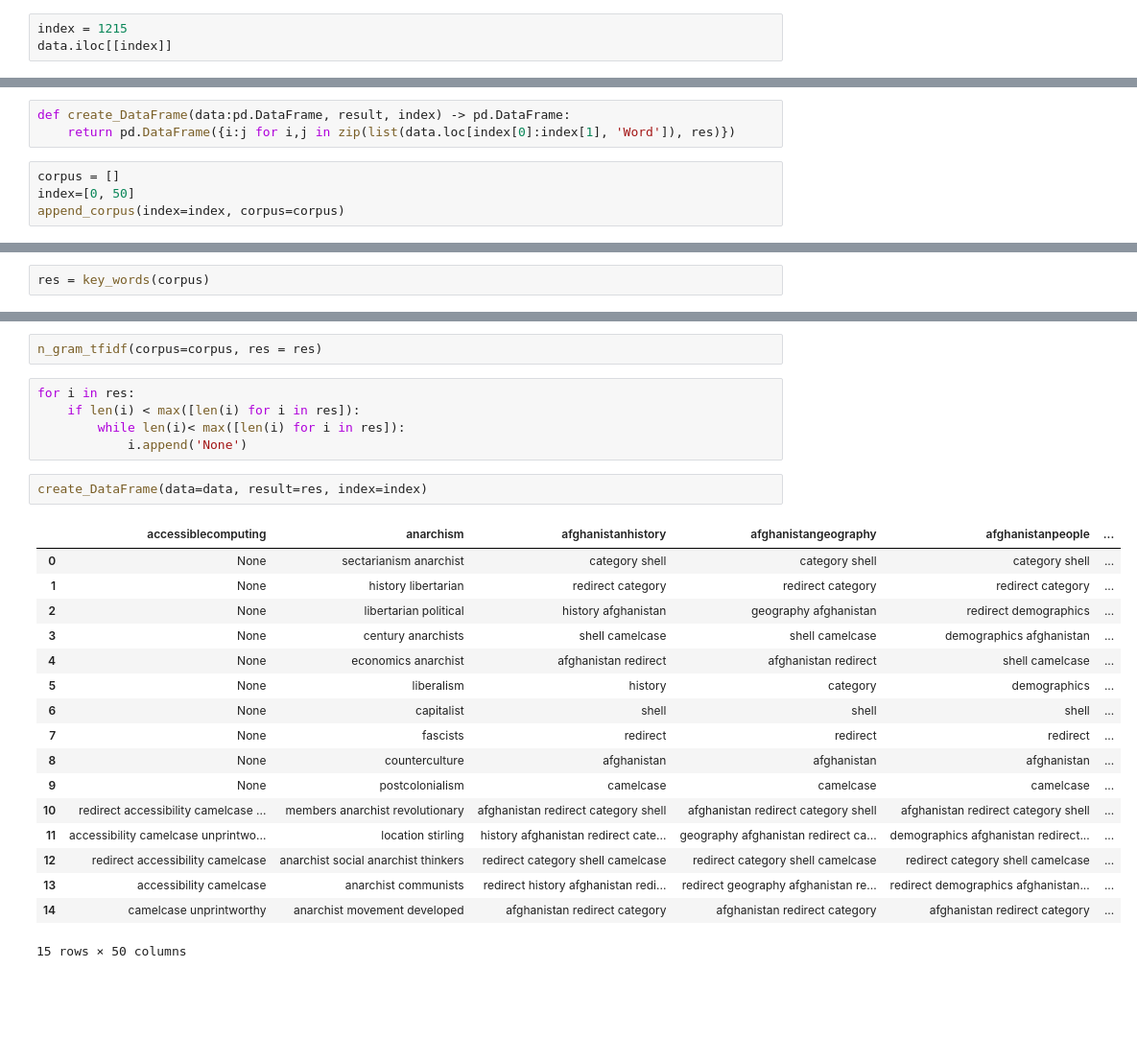
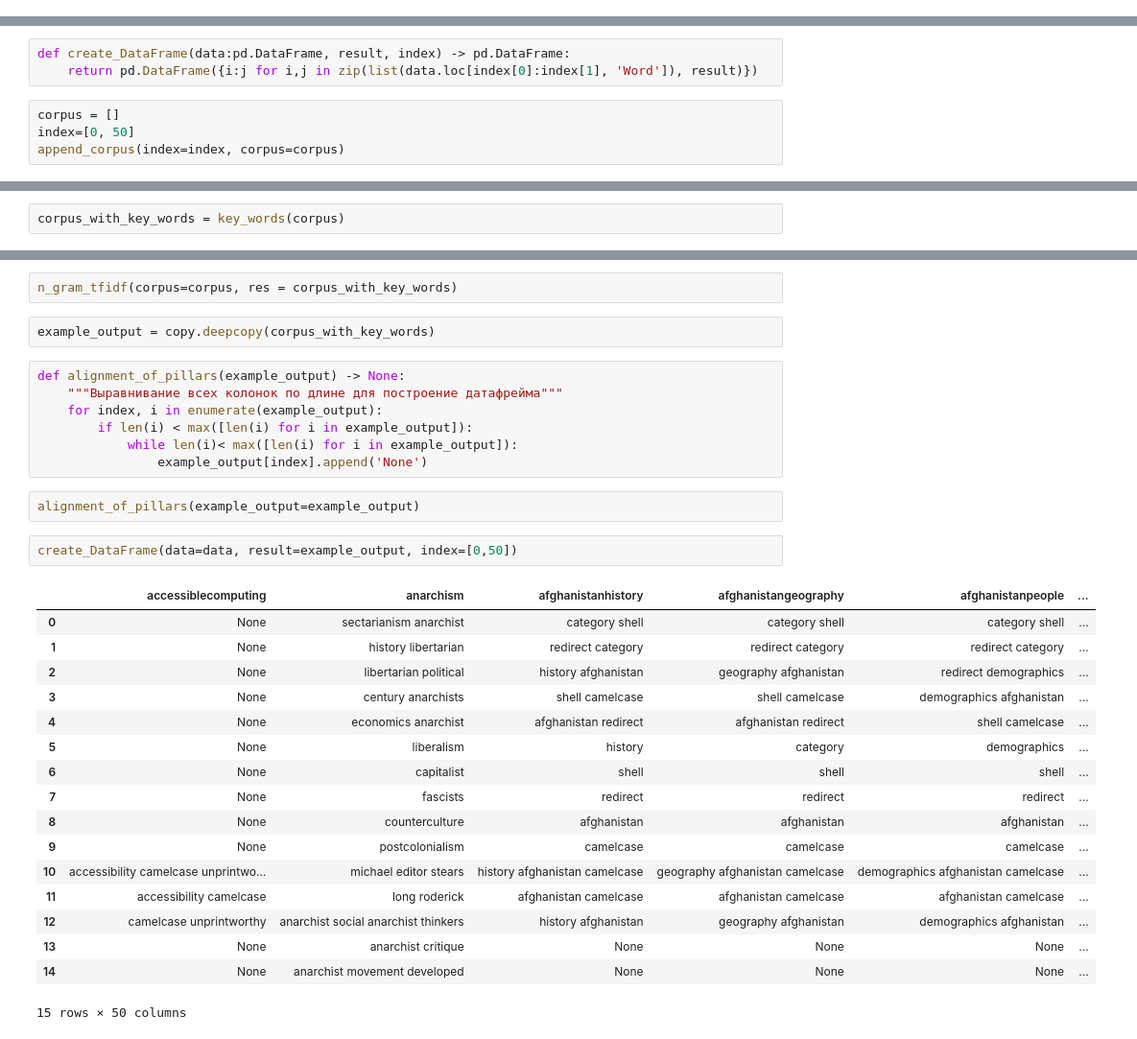
Before and after one commit to as1mple/Search_terminology_words, a Jupyter notebook: BERT&n-Grams&TF_IDF.ipynb, the cells around one changed output, grey strips where cells are left out. Shown: that part at 96% size. Drawn from its saved outputs; the diff is of its cells as text; blank space fills up the shorter version.

```diff
--- a/BERT&n-Grams&TF_IDF.ipynb
+++ b/BERT&n-Grams&TF_IDF.ipynb
@@ -15,6 +18,3 @@ data.head()
 | 2 | 2 | afghanistanhistory |
 | 3 | 3 | afghanistangeography |
 | 4 | 4 | afghanistanpeople |
-# %%
-index = 1215
-data.iloc[[index]]
@@ -53,7 +49,7 @@ def key_words(corpus) -> list:
     return res
 # %%
 def create_DataFrame(data:pd.DataFrame, result, index) -> pd.DataFrame:
-    return pd.DataFrame({i:j for i,j in zip(list(data.loc[index[0]:index[1], 'Word']), res)})
+    return pd.DataFrame({i:j for i,j in zip(list(data.loc[index[0]:index[1], 'Word']), result)})
 # %%
 corpus = []
 index=[0, 50]
@@ -65,5 +57,5 @@ len(corpus)
 # %%
-res = key_words(corpus)
+corpus_with_key_words = key_words(corpus)
 # %%
 def n_gram_tfidf(corpus, res, n= 4) -> None:
     """ИСпользование n-Grams & TF-IDf"""
@@ -96,29 +89,35 @@ def n_gram_tfidf(corpus, res, n= 4) -> None:
         words = (ranking.sort_values('rank', ascending = False))
         [res[index_text].append(_) for _ in list(words.head().term.values)]
 # %%
-n_gram_tfidf(corpus=corpus, res = res)
+n_gram_tfidf(corpus=corpus, res = corpus_with_key_words)
+# %%
+example_output = copy.deepcopy(corpus_with_key_words)
 # %%
-for i in res:
-    if len(i) < max([len(i) for i in res]):
-        while len(i)< max([len(i) for i in res]):
-            i.append('None')
+def alignment_of_pillars(example_output) -> None:
+    """Выравнивание всех колонок по длине для построение датафрейма"""
+    for index, i in enumerate(example_output):
+        if len(i) < max([len(i) for i in example_output]):
+            while len(i)< max([len(i) for i in example_output]):
+                example_output[index].append('None')
+# %%
+alignment_of_pillars(example_output=example_output)
 # %%
-create_DataFrame(data=data, result=res, index=index)
+create_DataFrame(data=data, result=example_output, index=[0,50])
 # %% [output]
 |  | accessiblecomputing | anarchism | afghanistanhistory | afghanistangeography | afghanistanpeople | ... |
 | 0 | None | sectarianism anarchist | category shell | category shell | category shell | ... |
 | 1 | None | history libertarian | redirect category | redirect category | redirect category | ... |
 | 2 | None | libertarian political | history afghanistan | geography afghanistan | redirect demographics | ... |
 | 3 | None | century anarchists | shell camelcase | shell camelcase | demographics afghanistan | ... |
 | 4 | None | economics anarchist | afghanistan redirect | afghanistan redirect | shell camelcase | ... |
 | 5 | None | liberalism | history | category | demographics | ... |
 | 6 | None | capitalist | shell | shell | shell | ... |
 | 7 | None | fascists | redirect | redirect | redirect | ... |
 | 8 | None | counterculture | afghanistan | afghanistan | afghanistan | ... |
 | 9 | None | postcolonialism | camelcase | camelcase | camelcase | ... |
-| 10 | redirect accessibility camelcase ... | members anarchist revolutionary | afghanistan redirect category shell | afghanistan redirect category shell | afghanistan redirect category shell | ... |
-| 11 | accessibility camelcase unprintwo... | location stirling | history afghanistan redirect cate... | geography afghanistan redirect ca... | demographics afghanistan redirect... | ... |
-| 12 | redirect accessibility camelcase | anarchist social anarchist thinkers | redirect category shell camelcase | redirect category shell camelcase | redirect category shell camelcase | ... |
-| 13 | accessibility camelcase | anarchist communists | redirect history afghanistan redi... | redirect geography afghanistan re... | redirect demographics afghanistan... | ... |
-| 14 | camelcase unprintworthy | anarchist movement developed | afghanistan redirect category | afghanistan redirect category | afghanistan redirect category | ... |
+| 10 | accessibility camelcase unprintwo... | michael editor stears | history afghanistan camelcase | geography afghanistan camelcase | demographics afghanistan camelcase | ... |
+| 11 | accessibility camelcase | long roderick | afghanistan camelcase | afghanistan camelcase | afghanistan camelcase | ... |
+| 12 | camelcase unprintworthy | anarchist social anarchist thinkers | history afghanistan | geography afghanistan | demographics afghanistan | ... |
+| 13 | None | anarchist critique | None | None | None | ... |
+| 14 | None | anarchist movement developed | None | None | None | ... |
 15 rows × 50 columns
```
Also changed, not shown: parts of 18 cells of this notebook.
